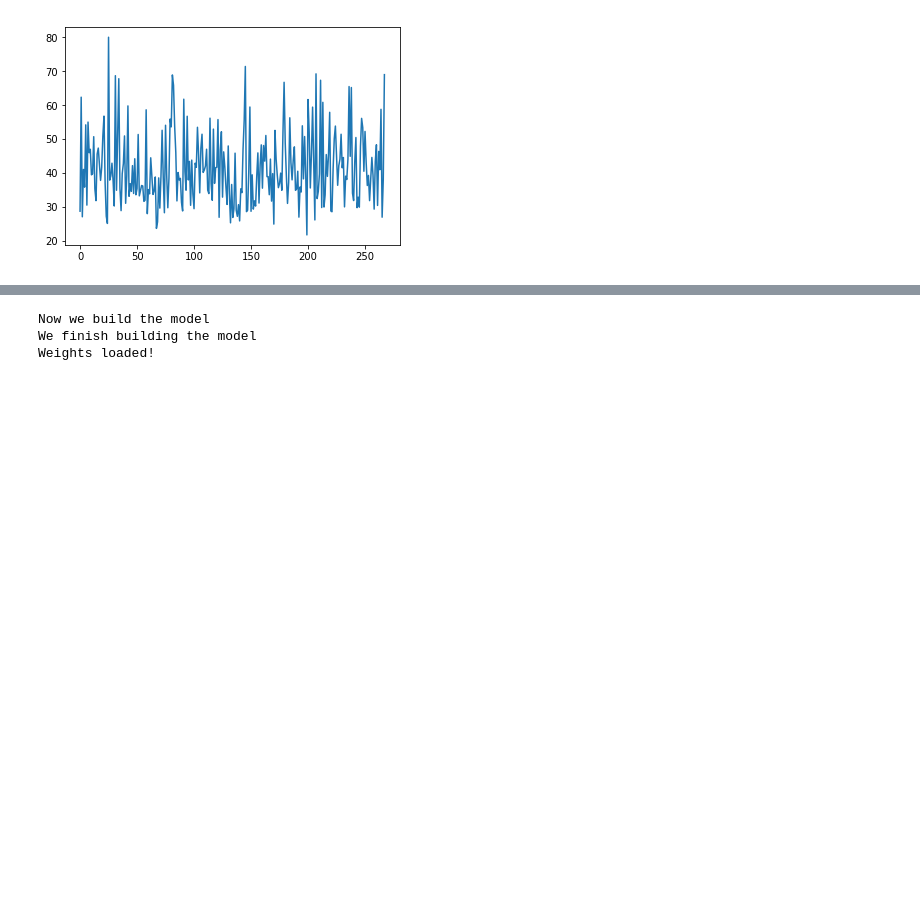
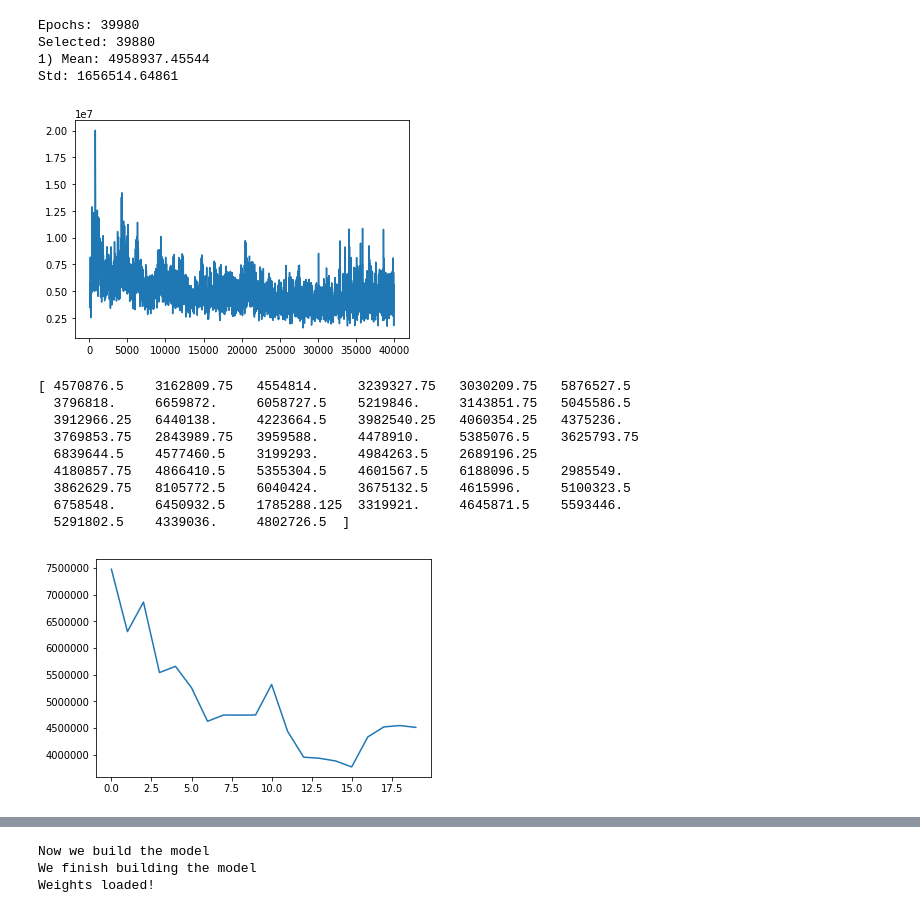
Before and after one commit to valsdav/qQuarto, a Jupyter notebook: Visualize Train.ipynb, the cells around one changed output, grey strips where cells are left out. Cells and saved outputs as stored; diff of their text form; code cells hidden in the pictures; blank space fills up the shorter version.

```diff
--- a/Visualize Train.ipynb
+++ b/Visualize Train.ipynb
@@ -8,5 +8,5 @@ from keras_sequential_ascii import sequential_model_to_ascii_printout
 # %%
 r = requests.get('http://srv.lucatoma.eu/valsdav/losses.txt')
 # %%
-with open("losses.txt") as file:
+with open("losses_v1.txt") as file:
     text = file.read()
@@ -35,13 +53,42 @@ Std: 24.4285358603
-# %%
-interval = 5
-m = []
-for i in range(0, len(data1), interval):
-    m.append(np.mean(data1[i:i+interval]))
-
-plt.plot(range(len(m)),m)
-plt.show()
-# %% [output]
-[figure, removed]
+# %%
+with open("output/losses.txt") as file:
+    text = file.read()
+i = 100
+data = np.array([float(x) for x in text.split("\n")])
+print("Epochs: {}".format(len(data)*10))
+print("Selected: {}".format((len(data)*10 - i)))
+data1 = data[int(i*0.1)-1:]
+index = list(range(i, (len(data)+1)*10,10))
+plt.plot(index, data1)
+print("1) Mean:",np.mean(data1))
+print("Std:",np.std(data1))
+
+plt.show()
+print(data1[-50:])
+
+interval = 200
+m = []
+for i in range(0, len(data1), interval):
+    m.append(np.mean(data1[i:i+interval]))
+
+plt.plot(range(len(m)),m)
+plt.show()
+# %% [output]
+Epochs: 39980
+Selected: 39880
+1) Mean: 4958937.45544
+Std: 1656514.64861
+[figure, added]
+[ 4570876.5    3162809.75   4554814.     3239327.75   3030209.75   5876527.5
+  3796818.     6659872.     6058727.5    5219846.     3143851.75   5045586.5
+  3912966.25   6440138.     4223664.5    3982540.25   4060354.25   4375236.
+  3769853.75   2843989.75   3959588.     4478910.     5385076.5    3625793.75
+  6839644.5    4577460.5    3199293.     4984263.5    2689196.25
+  4180857.75   4866410.5    5355304.5    4601567.5    6188096.5    2985549.
+  3862629.75   8105772.5    6040424.     3675132.5    4615996.     5100323.5
+  6758548.     6450932.5    1785288.125  3319921.     4645871.5    5593446.
+  5291802.5    4339036.     4802726.5  ]
+[figure, added]
 # %%
 from keras import initializers
 from keras.initializers import normal, identity
```
Also changed, not shown: parts of 15 cells of this notebook, 3 other files.
